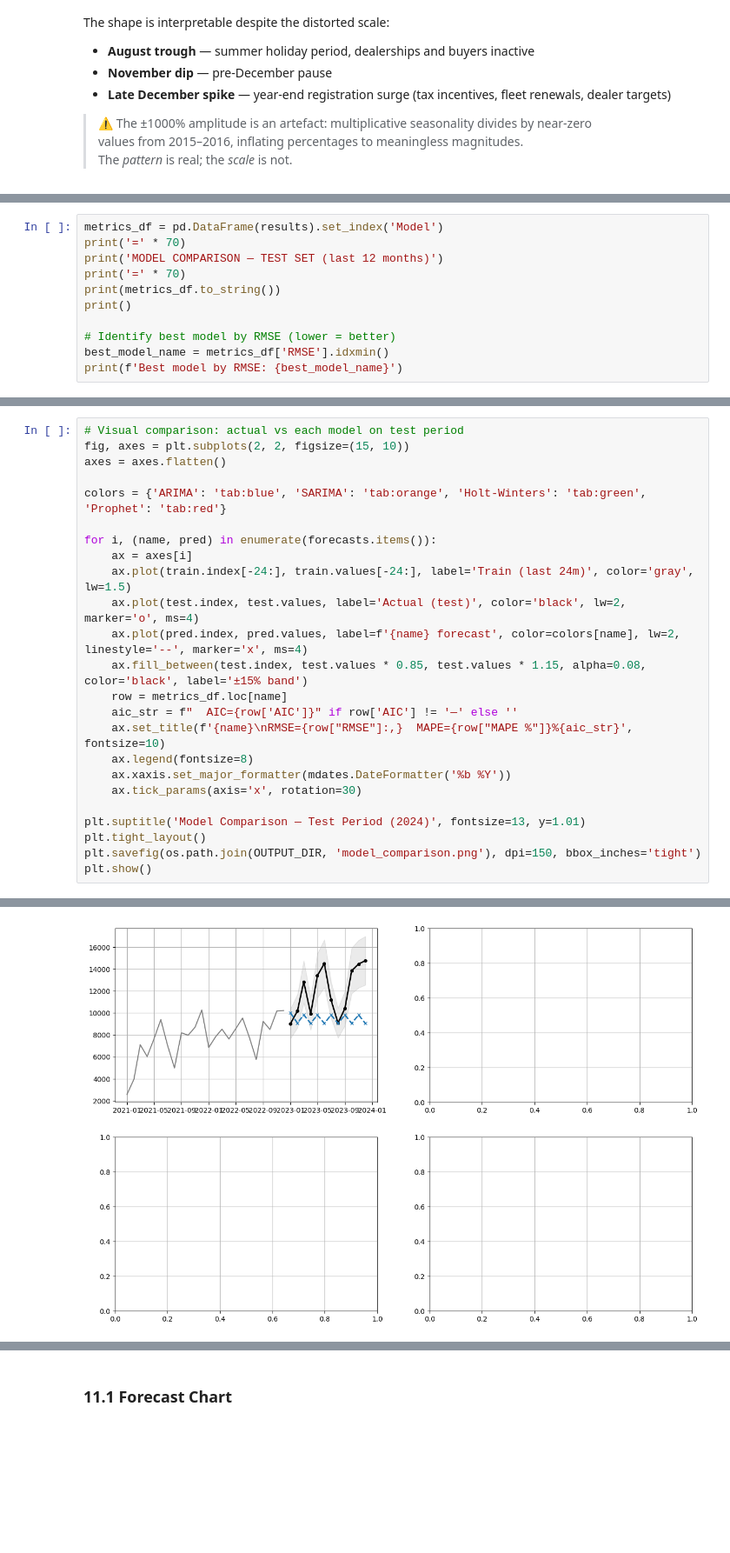
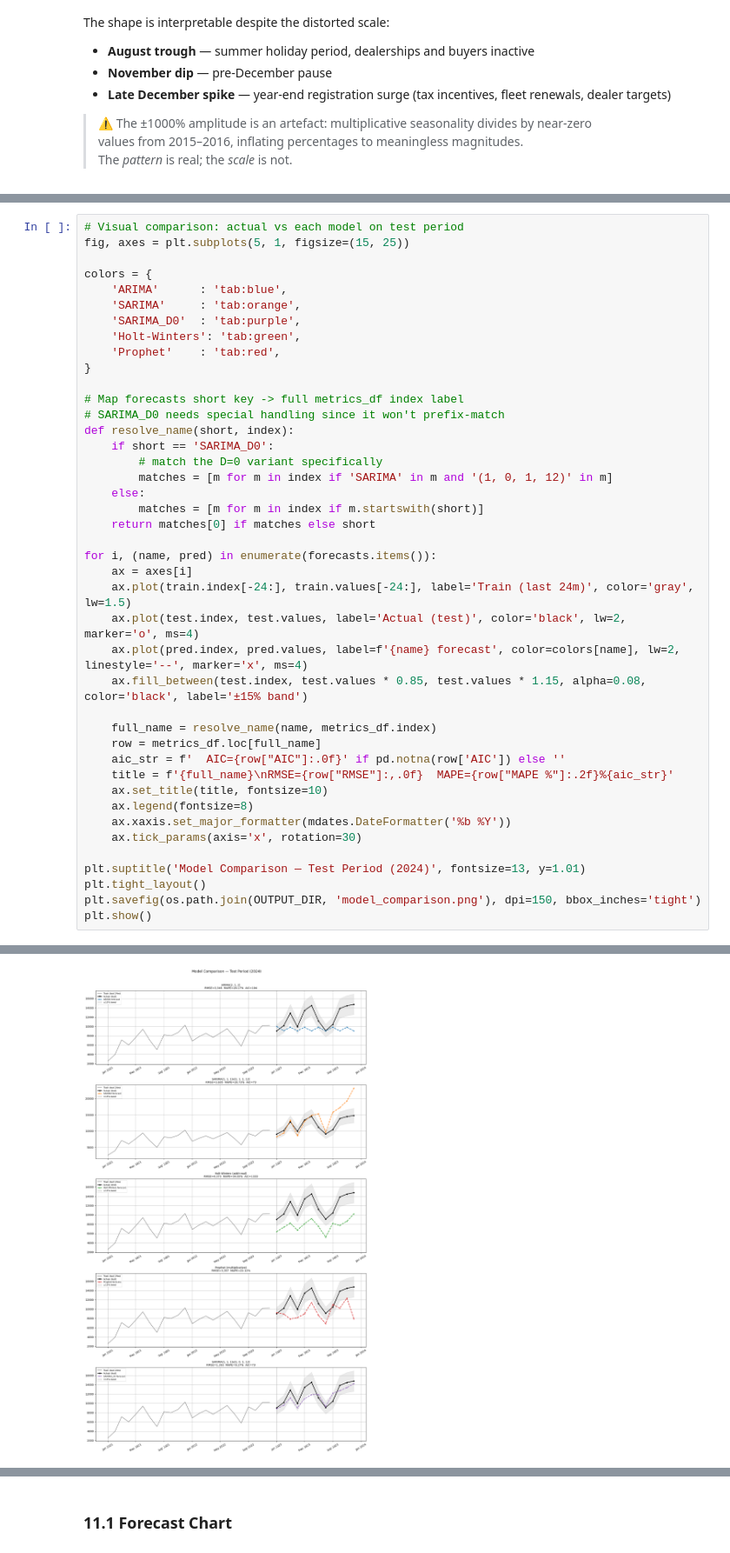
Before and after one commit to robsrot/SpanishElectricGrid, a Jupyter notebook: notebooks/EV_Fleet_Forecast.ipynb, the cells around one changed output, grey strips where cells are left out. Shown at 87% size. Cells and saved outputs as stored; diff of their text form; blank space fills up the shorter version.

```diff
--- a/notebooks/EV_Fleet_Forecast.ipynb
+++ b/notebooks/EV_Fleet_Forecast.ipynb
@@ -735,11 +774,0 @@ Best model by RMSE: ARIMA(2, 1, 2)
-# %%
-metrics_df = pd.DataFrame(results).set_index('Model')
-print('=' * 70)
-print('MODEL COMPARISON — TEST SET (last 12 months)')
-print('=' * 70)
-print(metrics_df.to_string())
-print()
-
-# Identify best model by RMSE (lower = better)
-best_model_name = metrics_df['RMSE'].idxmin()
-print(f'Best model by RMSE: {best_model_name}')
@@ -758,9 +795,24 @@ Best model by RMSE: ARIMA(2, 1, 2)
 # %%
 # Visual comparison: actual vs each model on test period
-fig, axes = plt.subplots(2, 2, figsize=(15, 10))
-axes = axes.flatten()
+fig, axes = plt.subplots(5, 1, figsize=(15, 25))
 
-colors = {'ARIMA': 'tab:blue', 'SARIMA': 'tab:orange', 'Holt-Winters': 'tab:green', 'Prophet': 'tab:red'}
+colors = {
+    'ARIMA'      : 'tab:blue',
+    'SARIMA'     : 'tab:orange',
+    'SARIMA_D0'  : 'tab:purple',
+    'Holt-Winters': 'tab:green',
+    'Prophet'    : 'tab:red',
+}
+
+# Map forecasts short key -> full metrics_df index label
+# SARIMA_D0 needs special handling since it won't prefix-match
+def resolve_name(short, index):
+    if short == 'SARIMA_D0':
+        # match the D=0 variant specifically
+        matches = [m for m in index if 'SARIMA' in m and '(1, 0, 1, 12)' in m]
+    else:
+        matches = [m for m in index if m.startswith(short)]
+    return matches[0] if matches else short
 
 for i, (name, pred) in enumerate(forecasts.items()):
     ax = axes[i]
@@ -768,9 +820,12 @@ for i, (name, pred) in enumerate(forecasts.items()):
     ax.plot(test.index, test.values, label='Actual (test)', color='black', lw=2, marker='o', ms=4)
     ax.plot(pred.index, pred.values, label=f'{name} forecast', color=colors[name], lw=2, linestyle='--', marker='x', ms=4)
     ax.fill_between(test.index, test.values * 0.85, test.values * 1.15, alpha=0.08, color='black', label='±15% band')
-    row = metrics_df.loc[name]
-    aic_str = f"  AIC={row['AIC']}" if row['AIC'] != '—' else ''
-    ax.set_title(f'{name}\nRMSE={row["RMSE"]:,}  MAPE={row["MAPE %"]}%{aic_str}', fontsize=10)
+
+    full_name = resolve_name(name, metrics_df.index)
+    row = metrics_df.loc[full_name]
+    aic_str = f'  AIC={row["AIC"]:.0f}' if pd.notna(row['AIC']) else ''
+    title = f'{full_name}\nRMSE={row["RMSE"]:,.0f}  MAPE={row["MAPE %"]:.2f}%{aic_str}'
+    ax.set_title(title, fontsize=10)
     ax.legend(fontsize=8)
     ax.xaxis.set_major_formatter(mdates.DateFormatter('%b %Y'))
     ax.tick_params(axis='x', rotation=30)
@@ -784 +838 @@ KeyError: 'ARIMA'
-[figure, old version]
+[figure, new version]
```
Also changed, not shown: parts of 25 cells of this notebook.
